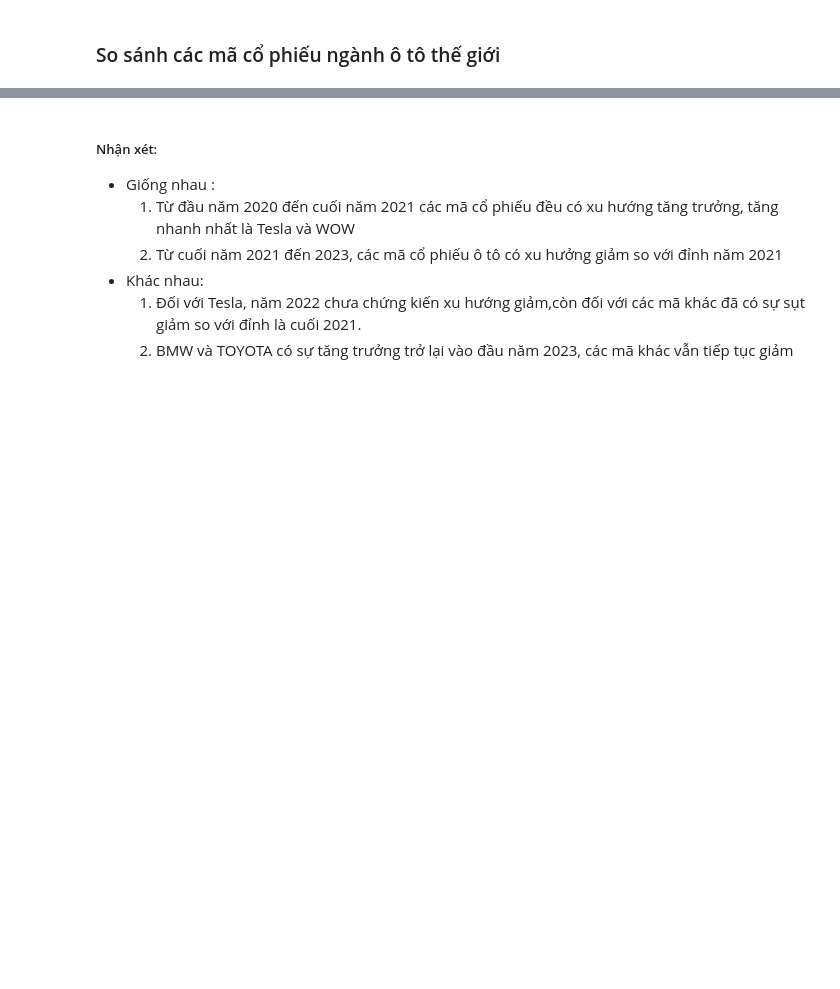
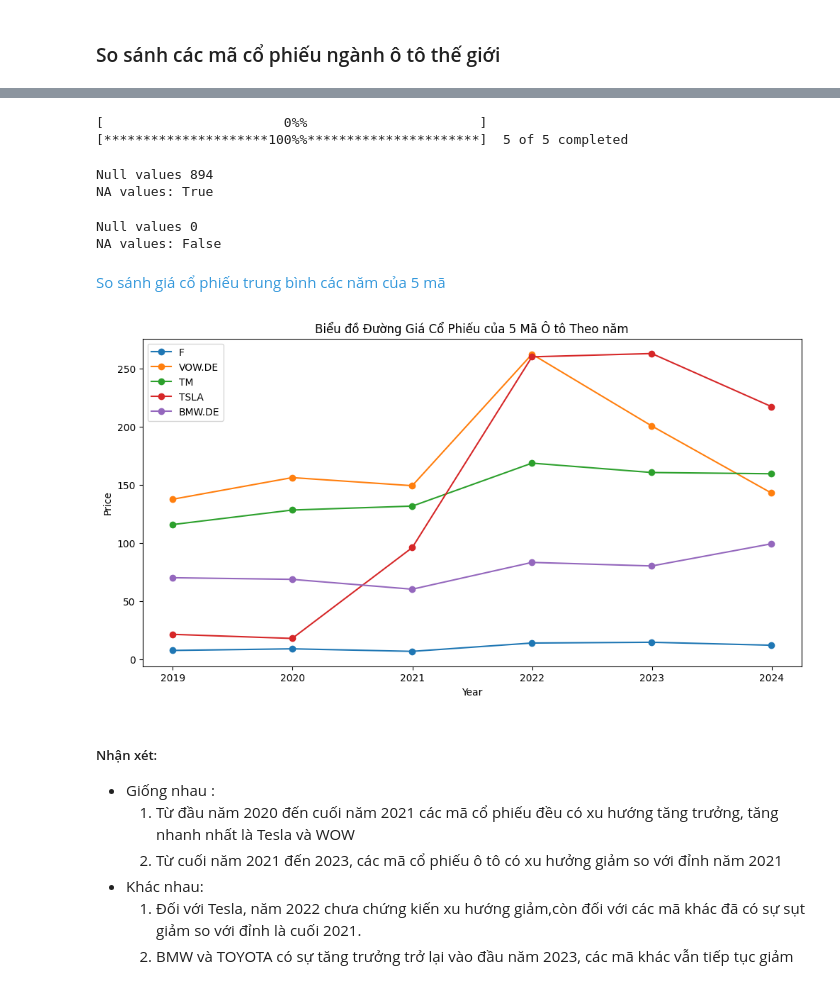
Before and after one commit to davisduccopny/Stock-Prediction-with-Python-project, a Jupyter notebook: train_model/main_train.ipynb, the cells around one changed output, grey strips where cells are left out. Cells and saved outputs as stored; diff of their text form; code cells hidden in the pictures; blank space fills up the shorter version.

```diff
--- a/main_train.ipynb
+++ b/train_model/main_train.ipynb
@@ -822,3 +597,43 @@ plt.show()
+# %%
+# Tên 5 mã cổ phiếu
+tickers = ['F', 'VOW.DE','TM', 'TSLA', 'BMW.DE']
+# Lấy dữ liệu từ Yahoo Finance
+data = yf.download(tickers, start='2018-12-27', end='2023-12-27')
+# %% [output]
+[                       0%%                      ][*********************100%%**********************]  5 of 5 completed
+# %%
+# Kiểm tra dữ liệu thiếu
+print("Null values", data.isnull().values.sum())
+print("NA values:", data.isna().values.any())
+# %% [output]
+Null values 894
+NA values: True
+# %%
+data.dropna(inplace=True)
+# %%
+# Kiểm tra dữ liệu thiếu
+print("Null values", data.isnull().values.sum())
+print("NA values:", data.isna().values.any())
+# %% [output]
+Null values 0
+NA values: False
+# %% [markdown]
+<p style="color:#3498db"> So sánh giá cổ phiếu trung bình các năm của 5 mã</p>
+# %%
+# Gộp dữ liệu theo tháng và vẽ biểu đồ đường cho giá cổ phiếu của 5 mã ô tô theo tháng
+plt.figure(figsize=(12, 6))
+
+for ticker in tickers:
+    data_monthly = data['Close'][ticker].resample('Y').mean()
+    plt.plot(data_monthly, label=ticker,marker='o')
+
+plt.title('Biểu đồ Đường Giá Cổ Phiếu của 5 Mã Ô tô Theo năm')
+plt.xlabel('Year')
+plt.ylabel('Price')
+plt.legend()
+plt.show()
+# %% [output]
+[figure, added]
 # %% [markdown]
 ##### Nhận xét:
 * Giống nhau :
```
Also changed, not shown: parts of 32 cells of this notebook.
